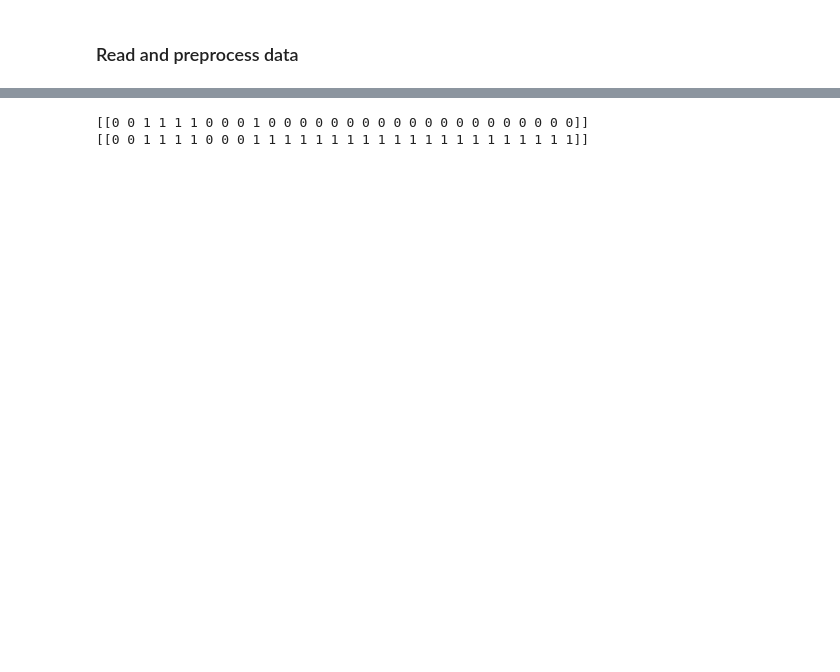
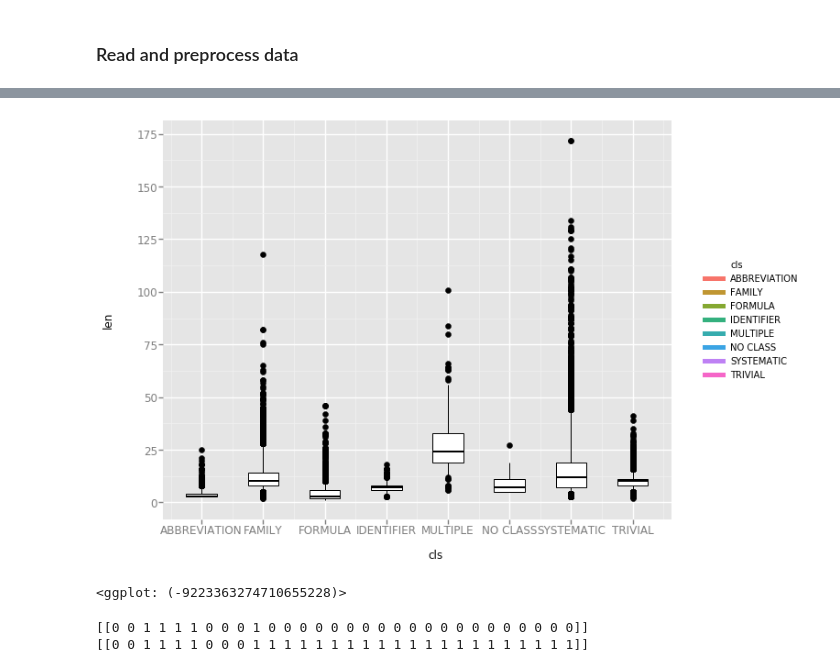
Before and after one commit to skoblov-lab/chempred, a Jupyter notebook: prototype.ipynb, the cells around one changed output, grey strips where cells are left out. Cells and saved outputs as stored; diff of their text form; code cells hidden in the pictures; blank space fills up the shorter version.

```diff
--- a/prototype.ipynb
+++ b/prototype.ipynb
@@ -27,7 +31,7 @@ TAGGER = "tagger"
 NCHAR = pp.MAXCHAR + 1
 EMBED = 50
 # %%
-detector = "testdata/config-detector.json"
+detector = "configs/detector-config.json"
 config = training.read_config(detector)
 if set(config.mapping.values()) != {0, 1}:
     raise ValueError("The detector's mapping must be binary")
@@ -96,0 +108,8 @@ Epoch 1/30
+# %%
+chemdner_anno_train = list(chain.from_iterable(abstr_anno[1] + abstr_anno[2]
+                                               for abstr_anno in train_anno))
+chemdner_anno_len_train = [len(anno.text) for anno in chemdner_anno_train]
+chemdner_anno_cls_train = [anno.cls for anno in chemdner_anno_train]
+chemdner_anno_lengths = pd.DataFrame({"len": chemdner_anno_len_train,
+                                      "cls": chemdner_anno_cls_train})
+chemdner_anno_lengths.head()
@@ -97,3 +135,9 @@ Epoch 1/30
+# %%
+ggplot(chemdner_anno_lengths, aes(fill="cls", x="cls", y="len")) + \
+    geom_boxplot()
+# %% [output]
+[figure, added]
+<ggplot: (-9223363274710655228)>
 # %%
 print(test2_x_encoded[:1].argmin(axis=2))
 print(net2.predict(test2_x_encoded[:1]).argmax(axis=2))
```
Also changed, not shown: parts of 12 cells of this notebook.
